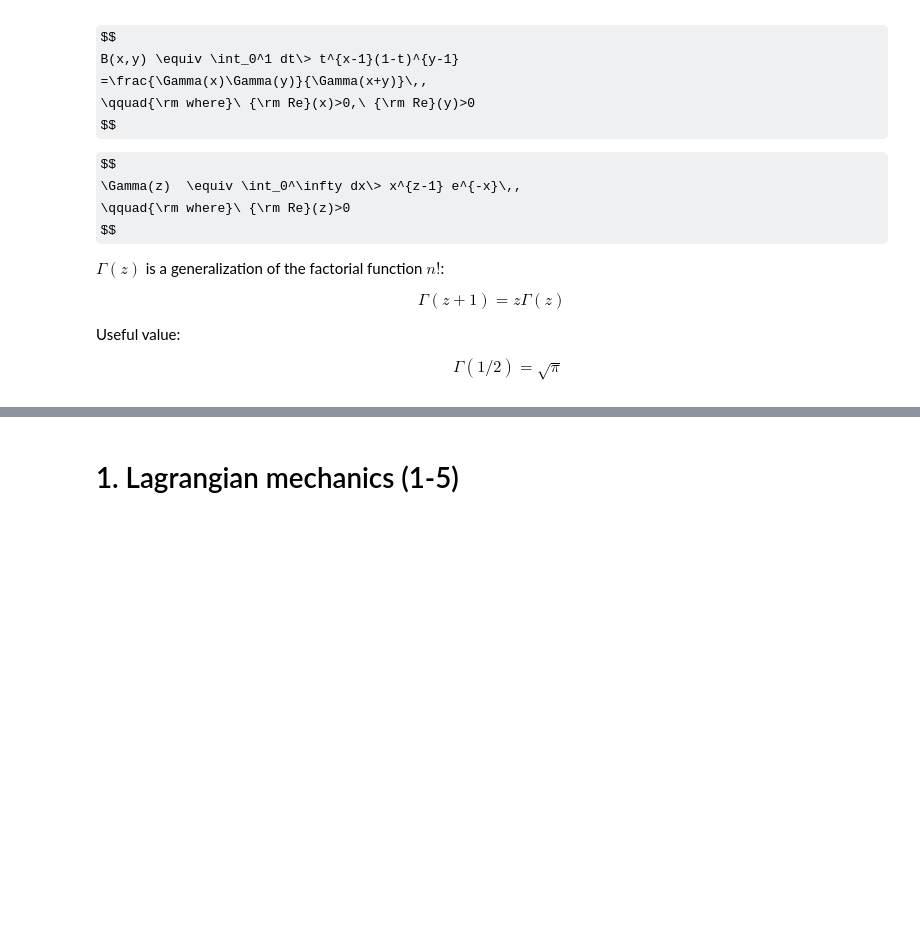
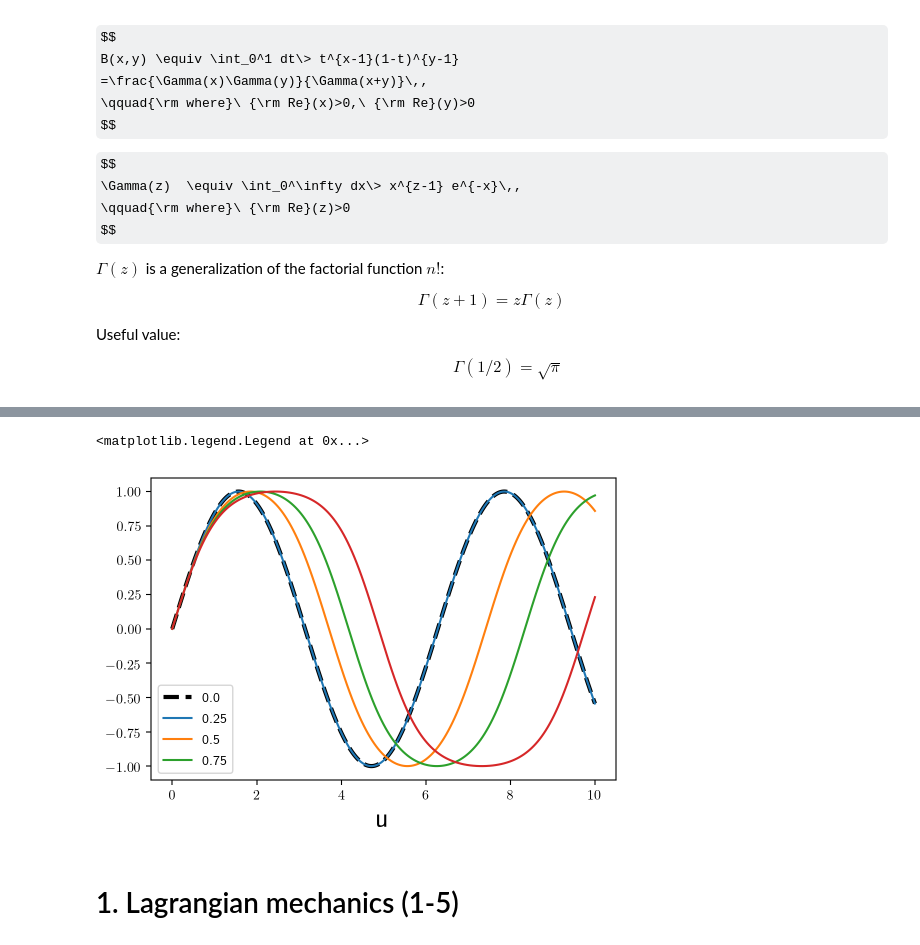
Before and after one commit to josephromano/josephromano.github.io, a Jupyter notebook: PHYS5306/notes/workbook.ipynb, the cells around one changed output, grey strips where cells are left out. Drawn from its saved outputs; the diff is of its cells as text; code cells hidden in the pictures; some formulas as TeX source; blank space fills up the shorter version.

Commit message:
plot sn function

```diff
--- a/PHYS5306/notes/workbook.ipynb
+++ b/PHYS5306/notes/workbook.ipynb
@@ -383,6 +386,28 @@ $$
 
 NOTE: The functions ${\rm sn}(u,k)$, ${\rm cn}(u,k)$ are generalizations of the circular functions $\sin\theta$, $\cos\theta$ to an ellipse with eccentricity $k$.  When $k=0$, $u\rightarrow\theta$,
 ${\rm sn}\rightarrow \sin$, ${\rm cn}\rightarrow \cos$, and ${\rm dn}\rightarrow 1$.
+# %%
+# discrete u values
+u = np.linspace(0, 10, 10000)
+
+# consider several different values for k
+k = np.array([0, 0.25, 0.5, 0.75])
+
+# compare with ordinary sine functions
+plt.figure()
+sin = np.sin(u)
+plt.plot(u, sin, color='k', ls='--', lw=3)
+plt.xlabel('u', size=20)
+
+for ii in range(len(k)):
+    m = np.sqrt(k[ii]) # scipy uses m=k^2
+    sn, cn, dn, ph = special.ellipj(u, m)
+    plt.plot(u, sn)
+
+plt.legend(k)
+# %% [output]
+<matplotlib.legend.Legend at 0x...>
+[figure, added]
 # %% [markdown]
 # 1. Lagrangian mechanics (1-5)
 # %% [markdown]
```
Also changed, not shown: parts of 2 cells of this notebook.
